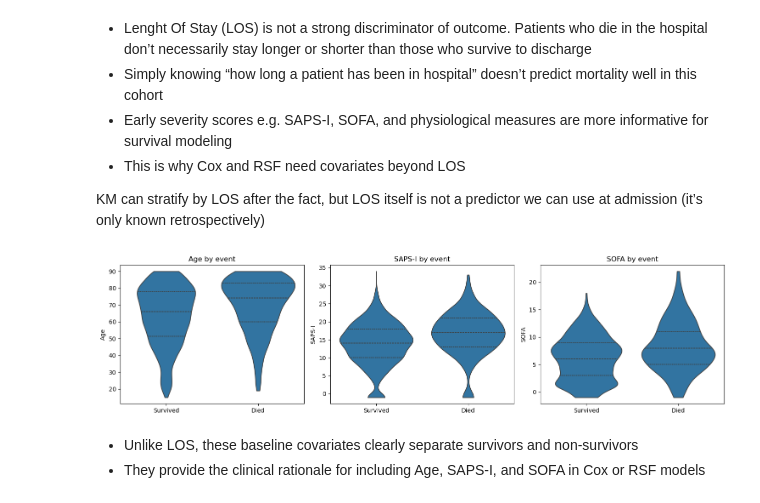
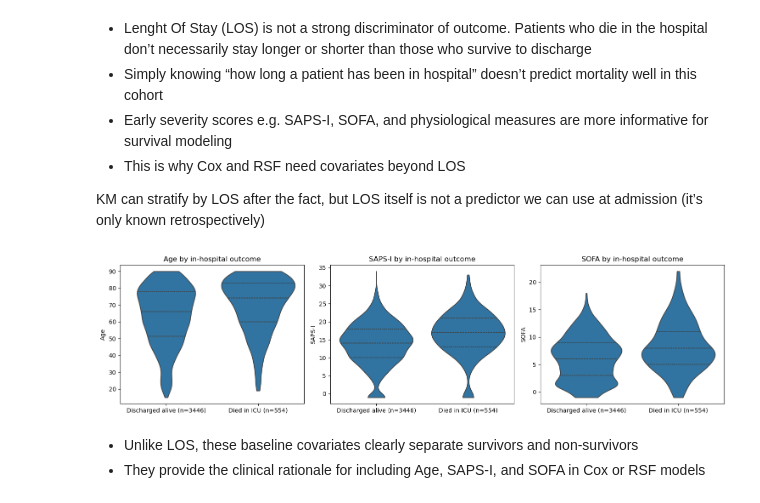
Before and after one commit to IE-ML-for-Healthcare/ICU_Survival_analysis, a Jupyter notebook: 01_ICU_Survival_analysis_KM.ipynb, the cells around one changed output. Cells and saved outputs as stored; diff of their text form; code cells hidden in the pictures.

```diff
--- a/01_ICU_Survival_analysis_KM.ipynb
+++ b/01_ICU_Survival_analysis_KM.ipynb
@@ -222,3 +222,13 @@ if "Survival" in ICU.columns:
 plt.tight_layout()
 # %% [output]
 [figure]
+# %%
+# Visualize time scales and confirm focus windows students will use later
+fig, axes = plt.subplots(figsize=(5,4))
+# Distribution of events vs censored
+sns.countplot(x="event", data=ICU, ax=axes)
+axes.set_title("Event vs Censoring")
+axes.set_xlabel("0 = discharged alive, 1 = died in ICU")
+axes.set_ylabel("Count")
+
+plt.tight_layout()
@@ -256,29 +264,43 @@ KM can stratify by LOS after the fact, but LOS itself is not a predictor we can
 # %%
 # Quick clinical sense check of important covariates
 # Severity and age plots by event should show higher acuity among decedents, if not, revisit variable definitions
 
+# Map event to interpretable labels for in-hospital analysis
+event_map = {0: "Discharged alive", 1: "Died in ICU"}
+ICU = ICU.copy()
+ICU["event_label"] = ICU["event"].map(event_map).astype("category")
 
-import seaborn as sns
-import matplotlib.pyplot as plt
+plot_vars = [c for c in ["Age", "SAPS-I", "SOFA"] if c in ICU.columns]
+order = ["Discharged alive", "Died in ICU"]
+counts = ICU["event"].value_counts()
 
-plot_vars = [c for c in ["Age","SAPS-I","SOFA"] if c in ICU.columns]
 n = len(plot_vars)
 if n > 0:
-    fig, axes = plt.subplots(1, n, figsize=(5*n,4))
+    fig, axes = plt.subplots(1, n, figsize=(5*n, 4))
     if n == 1:
         axes = [axes]
     for ax, col in zip(axes, plot_vars):
         sns.violinplot(
-            data=ICU.assign(event_label=ICU["event"].map({0:"Survived", 1:"Died"})),
-            x="event_label", y=col, cut=0, inner="quartile", ax=ax
+            data=ICU,
+            x="event_label",
+            y=col,
+            order=order,
+            cut=0,
+            inner="quartile",
+            ax=ax
         )
         ax.set_xlabel("")
-        ax.set_title(f"{col} by event")
+        ax.set_title(f"{col} by in-hospital outcome")
+        # Add group counts to x tick labels
+        ax.set_xticklabels([
+            f"Discharged alive (n={counts.get(0, 0)})",
+            f"Died in ICU (n={counts.get(1, 0)})"
+        ])
     plt.tight_layout()
 else:
     print("No severity or age columns found to plot")
 # %% [output]
-[figure, old version]
+[figure, new version]
 # %% [markdown]
 - Unlike LOS, these baseline covariates clearly separate survivors and non-survivors
 - They provide the clinical rationale for including Age, SAPS-I, and SOFA in Cox or RSF models
```
Also changed, not shown: parts of 7 cells of this notebook.
